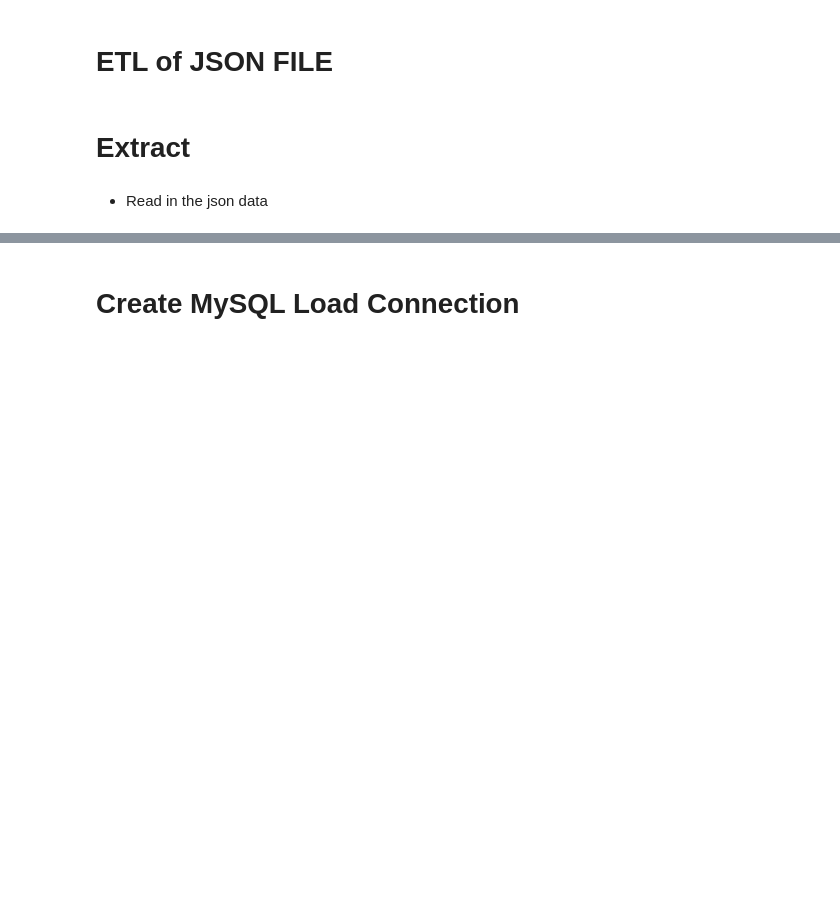
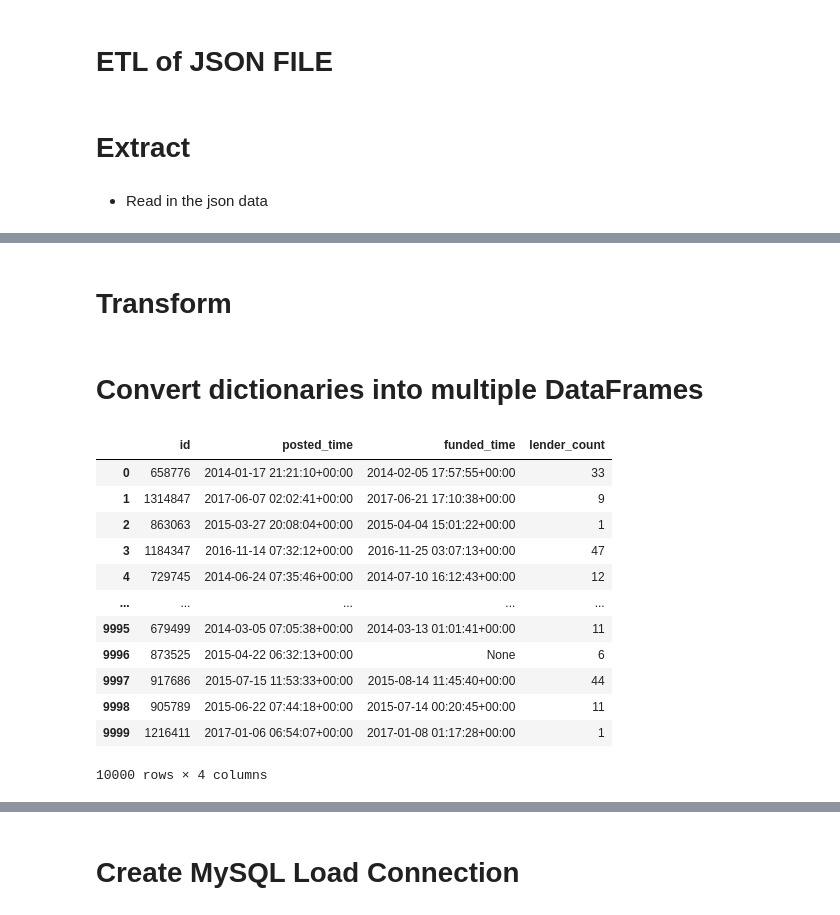
Before and after one commit to BrianArradondo/DS_Class_Assignments, a Jupyter notebook: Draft .ipynb, the cells around one changed output, grey strips where cells are left out. Saved outputs shown, nothing was run; the diff lists cells and outputs as text; code cells hidden in the pictures; blank space fills up the shorter version.

```diff
--- a/Draft .ipynb
+++ b/Draft .ipynb
@@ -29,0 +115,22 @@ jsondata["meta"]
+# %% [markdown]
+# Transform
+# %% [markdown]
+# Convert dictionaries into multiple DataFrames
+# %%
+# create crowd dataframe
+crowd = pd.DataFrame(jsondata["data"]["crowd"])
+crowd
+# %% [output]
+|  | id | posted_time | funded_time | lender_count |
+| 0 | 658776 | 2014-01-17 21:21:10+00:00 | 2014-02-05 17:57:55+00:00 | 33 |
+| 1 | 1314847 | 2017-06-07 02:02:41+00:00 | 2017-06-21 17:10:38+00:00 | 9 |
+| 2 | 863063 | 2015-03-27 20:08:04+00:00 | 2015-04-04 15:01:22+00:00 | 1 |
+| 3 | 1184347 | 2016-11-14 07:32:12+00:00 | 2016-11-25 03:07:13+00:00 | 47 |
+| 4 | 729745 | 2014-06-24 07:35:46+00:00 | 2014-07-10 16:12:43+00:00 | 12 |
+| ... | ... | ... | ... | ... |
+| 9995 | 679499 | 2014-03-05 07:05:38+00:00 | 2014-03-13 01:01:41+00:00 | 11 |
+| 9996 | 873525 | 2015-04-22 06:32:13+00:00 | None | 6 |
+| 9997 | 917686 | 2015-07-15 11:53:33+00:00 | 2015-08-14 11:45:40+00:00 | 44 |
+| 9998 | 905789 | 2015-06-22 07:44:18+00:00 | 2015-07-14 00:20:45+00:00 | 11 |
+| 9999 | 1216411 | 2017-01-06 06:54:07+00:00 | 2017-01-08 01:17:28+00:00 | 1 |
+10000 rows × 4 columns
```
Also changed, not shown: parts of 31 cells of this notebook, 1 other file.
